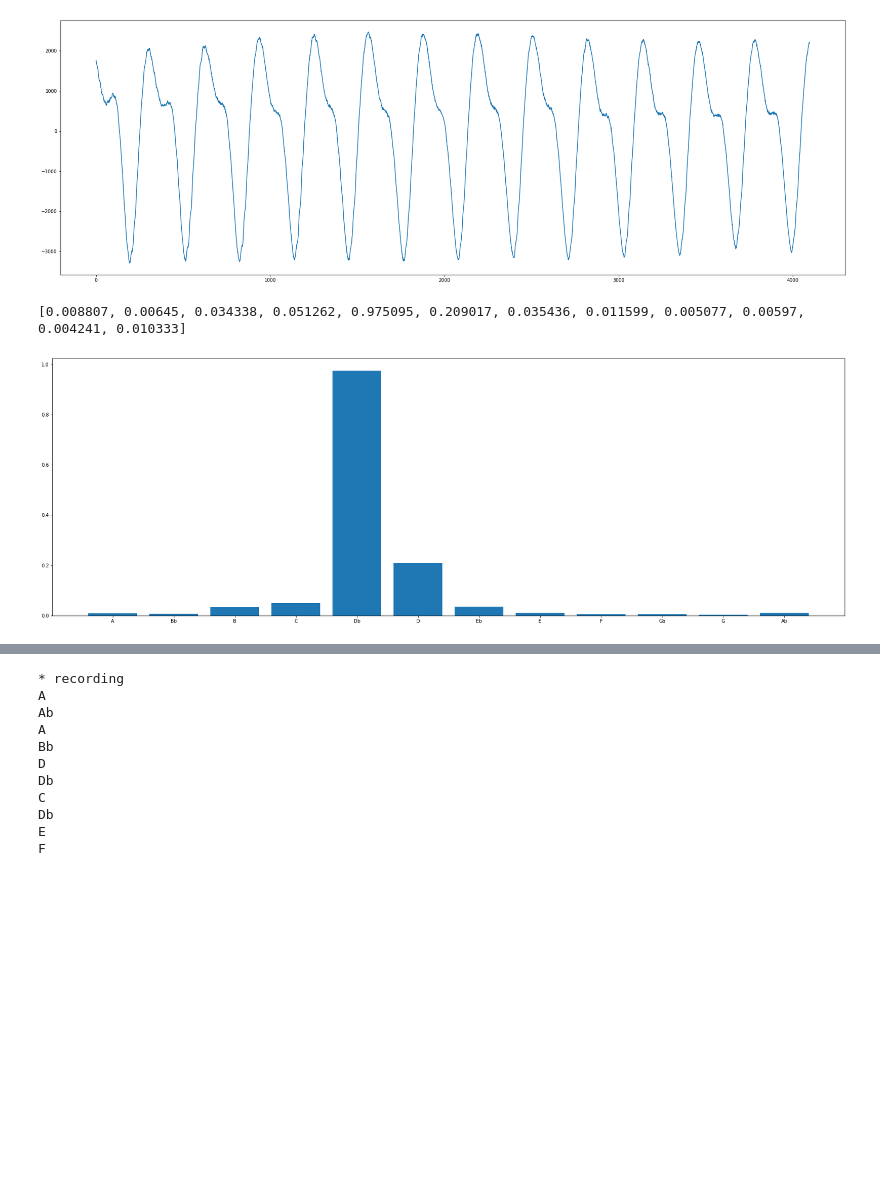
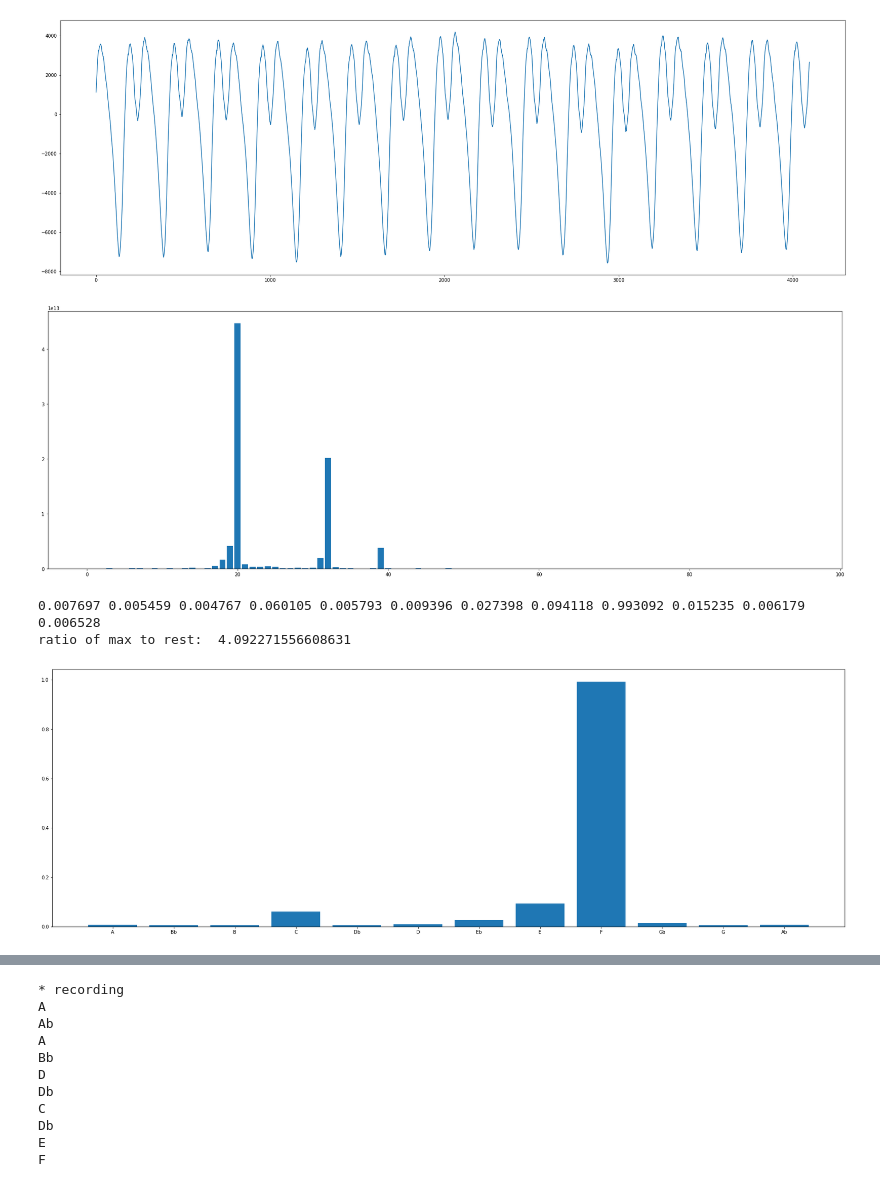
Before and after one commit to amanj120/wav_work, a Jupyter notebook: fft.ipynb, the cells around one changed output, grey strips where cells are left out. Drawn from its saved outputs; the diff is of its cells as text; code cells hidden in the pictures; blank space fills up the shorter version.

```diff
--- a/fft.ipynb
+++ b/fft.ipynb
@@ -19,13 +19,15 @@ WAVE_OUTPUT_FILENAME = "output.wav"
 # Generate FFT_S and FFT_C
 s = time()
 
+NOTES = ["A", "Bb", "B", "C", "Db", "D", "Eb", "E", "F", "Gb", "G", "Ab"]
+
 slen = CHUNK
 
-num_notes = 120
+num_notes = 96
 num_segments = 1
 
 logs = (np.arange(num_notes * num_segments) - (num_segments//2)) * (1/(12 * num_segments))
-freqs = 27.5 * 2**logs
+freqs = 27.5 * 2**logs * 2
 
 nfft_s = np.zeros((len(freqs), slen))
 nfft_c = np.zeros((len(freqs), slen))
@@ -82,5 +84,5 @@ print(m - s, "seconds to generate FFT", (m-s)/(1/44100))
 # %%
-for i in range(10):
+for i in range(num_notes//12):
     for j in range(12):
         assert np.linalg.norm(nfft_s[j][0::(2**i)] - nfft_s[12*i + j][:(slen >> (i))]) < 1e-8
 
@@ -194,13 +196,15 @@ def find_note(sample, FFTS, FFTC, HMAT, H_INV, COND, verbose=False):
 def find_note_3(sample, FFTS, FFTC, verbose=False):
     dft2s = np.matmul(FFTS, sample)
     dft2c = np.matmul(FFTC, sample)
-    psd2 = ((dft2s**2) + (dft2c**2))
-
     ret = np.zeros(12)
-    for i in range(120):
+    for i in range(len(FFTS)):
         s = dft2s[i]
         c = dft2c[i]
         ret[i%12] += s*s + c*c
     ret /= np.linalg.norm(ret)
 
-    return list(zip(["A", "Bb", "B", "C", "Db", "D", "Eb", "E", "F", "Gb", "G", "Ab"],np.round(ret, 6)))
+    psd2 = ((dft2s**2) + (dft2c**2))
+    plt.bar(range(len(psd2)), psd2)
+    plt.show()
+
+    return list(zip(NOTES,np.round(ret, 6)))
@@ -207,20 +244,28 @@ def find_note_3(sample, FFTS, FFTC, verbose=False):
 # %%
-f = open("samples.csv")
+#signal
+f = open("c_imp/samples.csv")
 r = f.read().strip().split("\n")
 f.close()
 
 sample = np.asarray([int(n) for n in r]).astype(np.float64)
+assert len(sample) == slen
 
-assert len(sample) == slen
+# sample2 = (nfft_s[18] + nfft_s[6] +  nfft_s[24]) * 2**11
+# plt.plot(sample2)
 
 plt.plot(sample)
 plt.show()
 
 n = find_note_3(sample, nfft_s, nfft_c)
-print([v[1] for v in n])
-plt.bar([v[0] for v in n], [v[1] for v in n])
+vals = np.array([v[1] for v in n])
+for i in range(12):
+    print("%0.6f" % vals[i], end = " ")
+print("\nratio of max to rest: ", max(vals)/(sum(vals) - max(vals)))
+plt.bar([v[0] for v in n], vals)
 plt.show()
 # %% [output]
-[figure, old version]
+[figure, new version]
+[figure, new version]
-[0.008807, 0.00645, 0.034338, 0.051262, 0.975095, 0.209017, 0.035436, 0.011599, 0.005077, 0.00597, 0.004241, 0.010333]
+0.007697 0.005459 0.004767 0.060105 0.005793 0.009396 0.027398 0.094118 0.993092 0.015235 0.006179 0.006528
+ratio of max to rest:  4.092271556608631
-[figure, old version]
+[figure, added]
```
Also changed, not shown: parts of 9 cells of this notebook, 17 other files.
